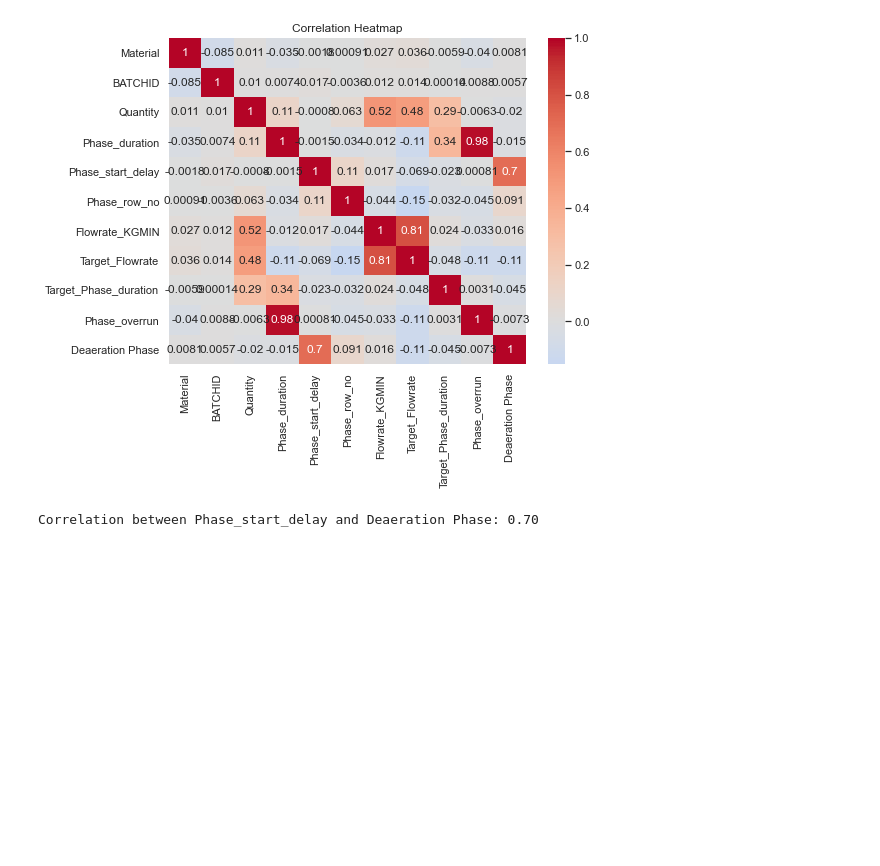
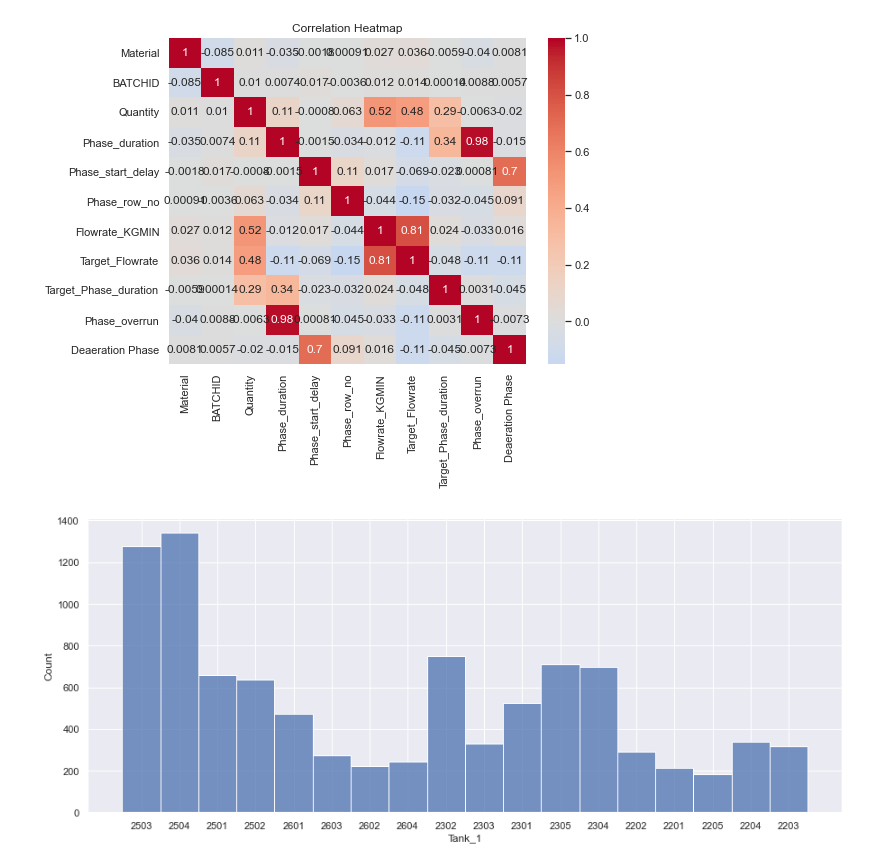
Before and after one commit to MichelleMoran431/Capstone---CCT, a Jupyter notebook: Python Working Notebooks/OVERALL Data Visualisation.ipynb, the cells around one changed output. Saved outputs shown, nothing was run; the diff lists cells and outputs as text; code cells hidden in the pictures; blank space fills up the shorter version.

```diff
--- a/Python Working Notebooks/OVERALL Data Visualisation.ipynb
+++ b/Python Working Notebooks/OVERALL Data Visualisation.ipynb
@@ -490,9 +477,10 @@ plt.title("Correlation Heatmap")
 plt.show()
 # %% [output]
 [figure]
-# %%
-correlation = uploaded_df1['Phase_start_delay'].corr(uploaded_df1['Deaeration Phase'])
-
-print(f"Correlation between Phase_start_delay and Deaeration Phase: {correlation:.2f}")
-# %% [output]
-Correlation between Phase_start_delay and Deaeration Phase: 0.70
+# %%
+# Using seaborn
+sns.set(rc={"figure.figsize":(15, 6)}) #width=10, #height=6
+sns.histplot(data=Production_Data1, x='Tank_1', bins=30, kde=False)
+plt.show()
+# %% [output]
+[figure, added]
```
Also changed, not shown: parts of 42 cells of this notebook, 4 other files.
